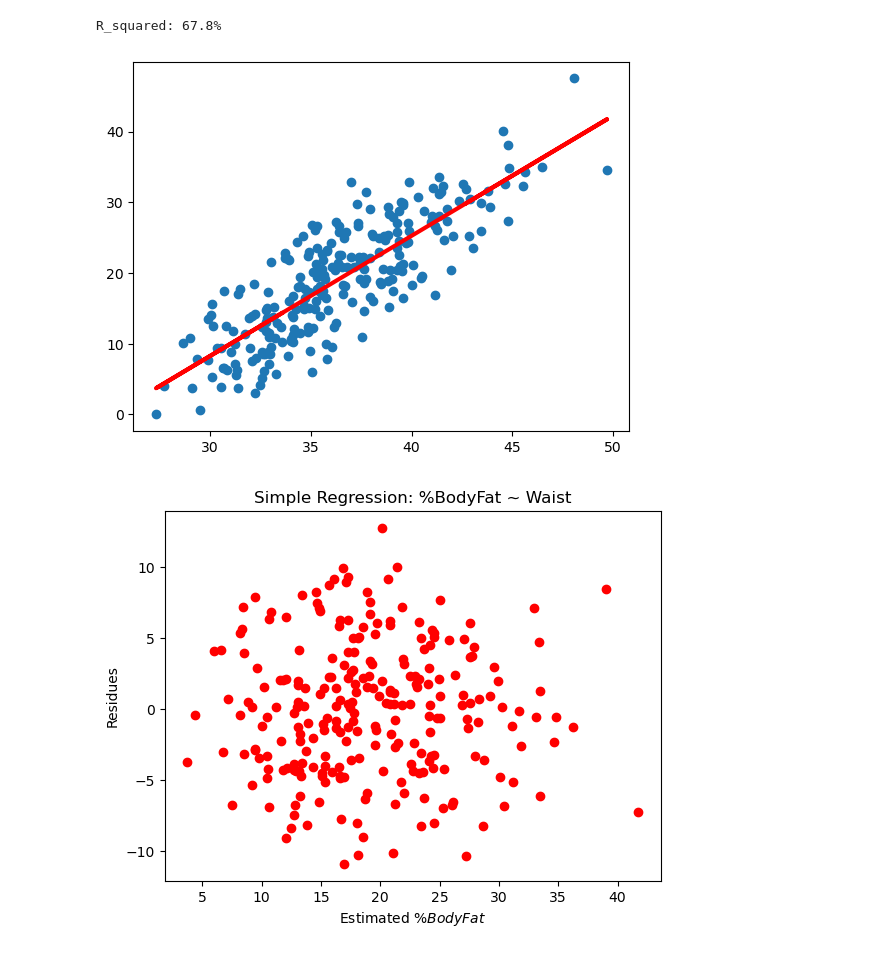
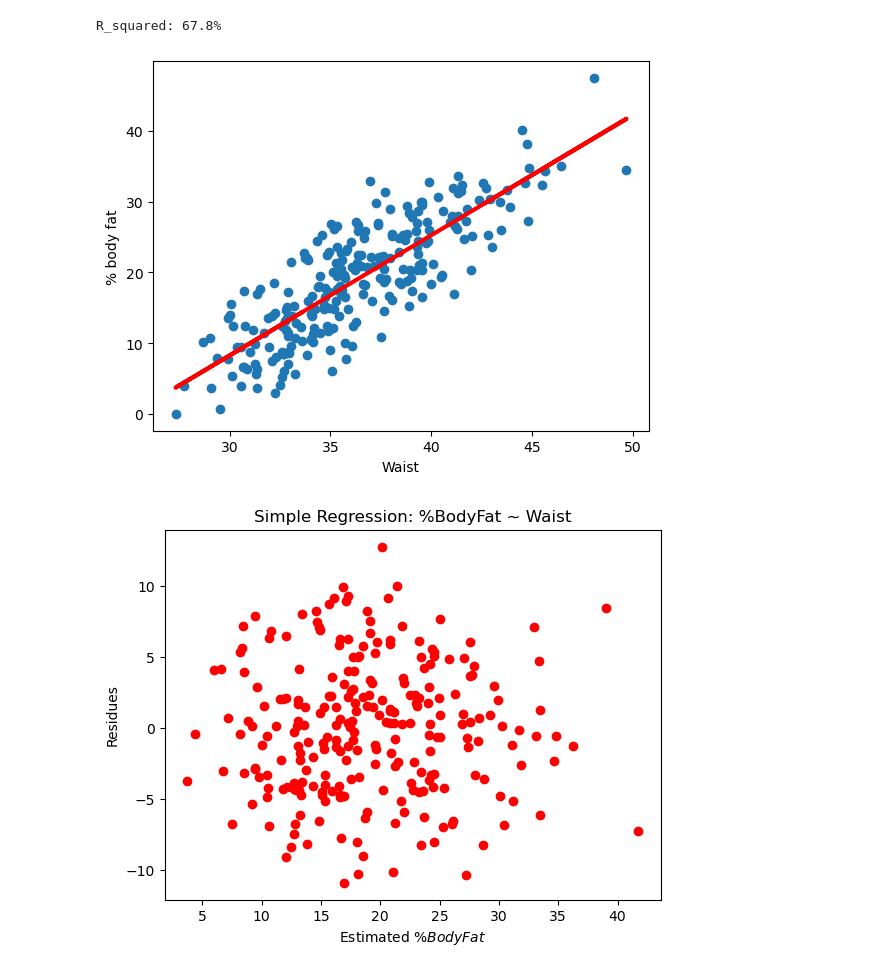
Before and after one commit to StephenDSNYC/IS5, a Jupyter notebook: code/ch09/ch09bodyfat.ipynb, the cells around one changed output. Drawn from its saved outputs; the diff is of its cells as text; code cells hidden in the pictures.

```diff
--- a/code/ch09/ch09bodyfat.ipynb
+++ b/code/ch09/ch09bodyfat.ipynb
@@ -41,9 +36,11 @@ R_squared: 67.8%
 # %%
 plt.figure()
 plt.scatter(x, y)
 plt.plot(x, y_hat, color='r', lw=3);
+plt.xlabel('Waist')
+plt.ylabel('% body fat');
 # %% [output]
-[figure, old version]
+[figure, new version]
 # %%
 residues = y - y_hat
 plt.scatter(y_hat, residues, color='r');
```
Also changed, not shown: parts of 18 cells of this notebook.
